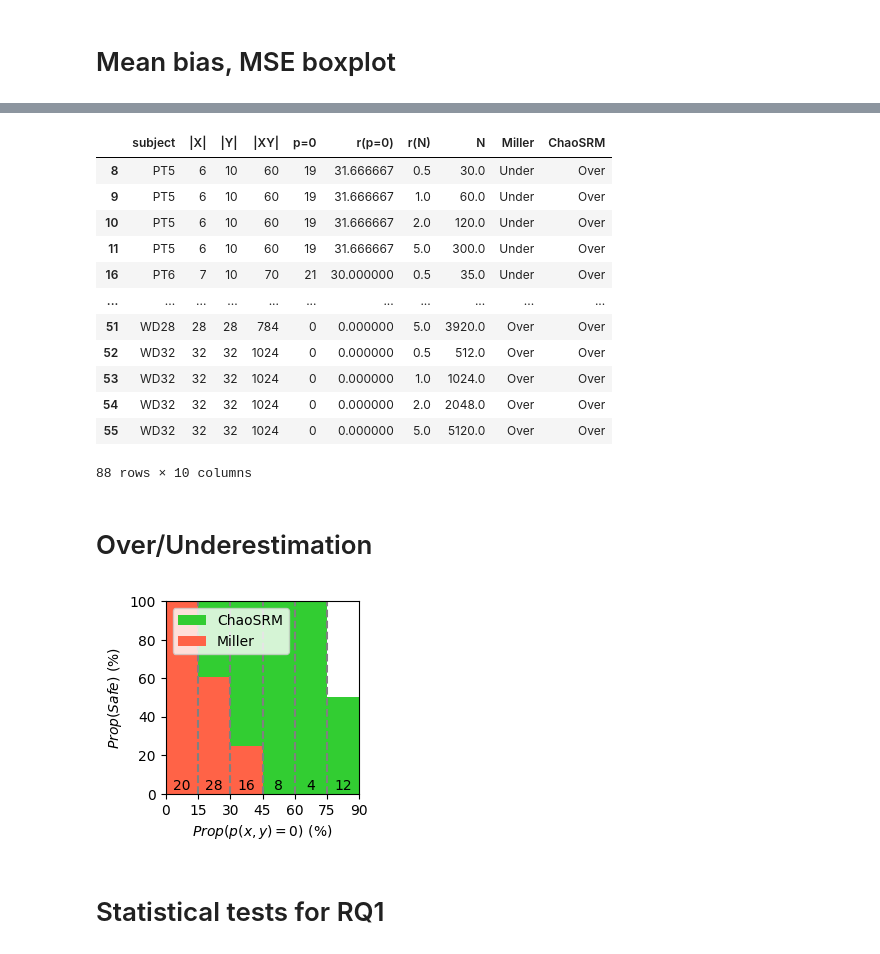
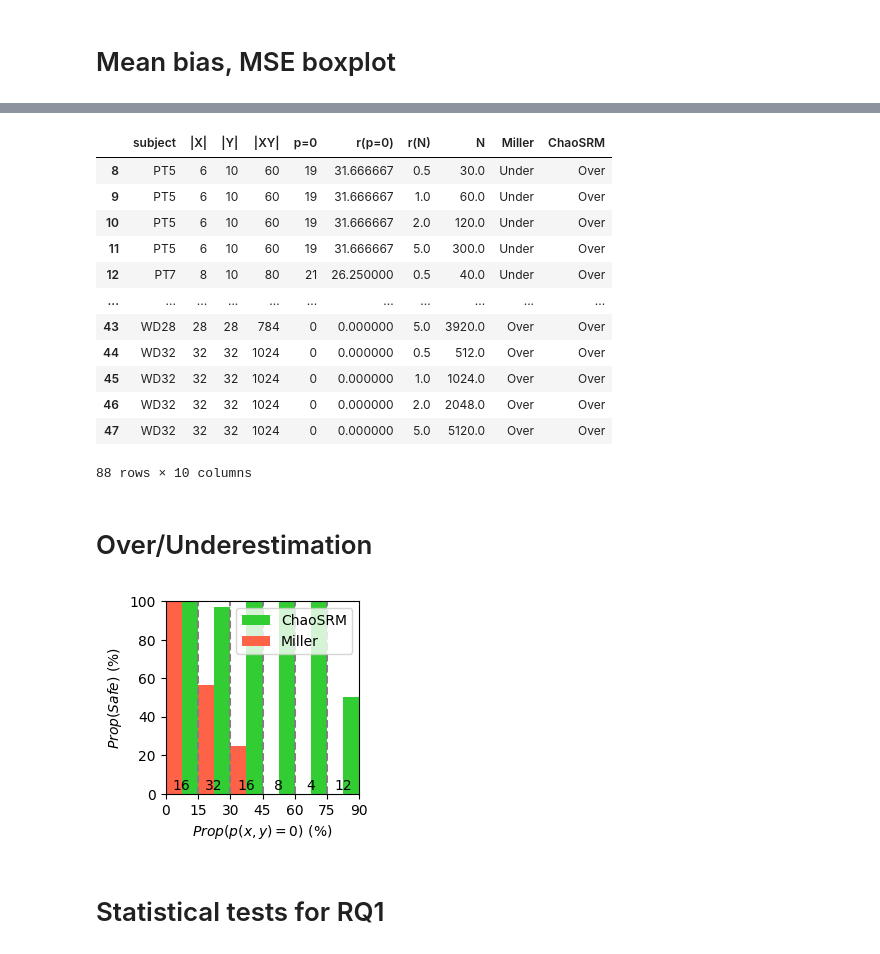
Before and after one commit to niMgnoeSeeL/ChaoMI, a Jupyter notebook: notebook/RQ1-RQ2(partial).ipynb, the cells around one changed output, grey strips where cells are left out. Drawn from its saved outputs; the diff is of its cells as text; code cells hidden in the pictures.

Commit message:
Update the result

```diff
--- a/notebook/RQ1-RQ2(partial).ipynb
+++ b/notebook/RQ1-RQ2(partial).ipynb
@@ -5,17 +5,18 @@ import pandas as pd
 import numpy as np
 import seaborn as sns
 import matplotlib.pyplot as plt
+from pprint import pprint
 import os
+
+os.chdir("../")
 
 output_domain_size_dict = {
     "smartgrid-1": (3, 12),
     "smartgrid-2": (9, 12),
     "prob-termination-5": (6, 10),
     "prob-termination-7": (8, 10),
-    "prob-termination-6": (7, 10),
     "prob-termination-9": (10, 10),
     "prob-termination-12": (13, 20),
-    "window-16": (16, 16),
     "smartgrid-3": (27, 12),
     "reservoir-6": (64, 8),
     "window-20": (20, 20),
@@ -30,16 +31,16 @@ output_domain_size_dict = {
     "random-walk-5": (500, 31),
     "random-walk-7": (500, 33),
     "reservoir-10": (1024, 32),
+    "reservoir-4": (16, 4),
+    "reservoir-12": (4096, 64),
 }
 subject_name_map = {
     "smartgrid-1": "SG1",
     "smartgrid-2": "SG2",
     "prob-termination-5": "PT5",
     "prob-termination-7": "PT7",
-    "prob-termination-6": "PT6",
     "prob-termination-9": "PT9",
     "prob-termination-12": "PT12",
-    "window-16": "WD16",
     "smartgrid-3": "SG3",
     "reservoir-6": "RV6",
     "window-20": "WD20",
@@ -54,11 +55,12 @@ subject_name_map = {
     "random-walk-5": "RW5",
     "random-walk-7": "RW7",
     "reservoir-10": "RV10",
+    "reservoir-4": "RV4",
+    "reservoir-12": "RV12",
 }
 
 subject_order = [
     "PT5",
-    "PT6",
     "PT7",
     "PT9",
     "PT12",
@@ -66,15 +68,16 @@ subject_order = [
     "RW5",
     "RW7",
     "RW14",
+    "RV4",
     "RV6",
     "RV8",
     "RV10",
+    "RV12",
     "SG1",
     "SG2",
     "SG3",
     "SG4",
     "SG5",
-    "WD16",
     "WD20",
     "WD24",
     "WD28",
@@ -112,11 +115,11 @@ method_rename = {
 df = pd.DataFrame(
     columns=["subject", "GT", "ratio", "method", "MI", "SE", "o.e."]
 )
-# best_method = []
+
 for subject in output_domain_size_dict.keys():
-    data_path = f"../result/esti-merged-{subject}-i-xy.csv"
+    data_path = f"result/esti-merged-{subject}-i-xy.csv"
     if os.path.exists(data_path) == False:
-        continue
+        print(f"WARN: {data_path} not found")
     data = pd.read_csv(data_path)
     GT = data["GT"].values[0]
     data = data.drop(columns=["GT"])
@@ -240,7 +230,8 @@ fig.savefig("../figures/rq1-result-mse.pdf", bbox_inches="tight")
 data = []
 
 for subject in output_domain_size_dict.keys():
-    s_xy_path = os.path.join("../data1M/", f"{subject}-s-xy.csv")
+    # print(f"subject: {subject}")
+    s_xy_path = os.path.join("data1M/", f"{subject}-s-xy.csv")
     s_xy = np.loadtxt(s_xy_path, delimiter=",", dtype=int)
     p_xy = s_xy / np.sum(s_xy)
     input_domain_size, output_domain_size = s_xy.shape
@@ -293,7 +284,6 @@ df2 = pd.DataFrame(
 
 subject_order = [
     "PT5",
-    "PT6",
     "PT7",
     "PT9",
     "PT12",
@@ -301,15 +291,16 @@ subject_order = [
     "RW5",
     "RW7",
     "RW14",
+    "RV4",
     "RV6",
     "RV8",
     "RV10",
+    "RV12",
     "SG1",
     "SG2",
     "SG3",
     "SG4",
     "SG5",
-    "WD16",
     "WD20",
     "WD24",
     "WD28",
@@ -324,13 +315,13 @@ df2
 | 9 | PT5 | 6 | 10 | 60 | 19 | 31.666667 | 1.0 | 60.0 | Under | Over |
 | 10 | PT5 | 6 | 10 | 60 | 19 | 31.666667 | 2.0 | 120.0 | Under | Over |
 | 11 | PT5 | 6 | 10 | 60 | 19 | 31.666667 | 5.0 | 300.0 | Under | Over |
-| 16 | PT6 | 7 | 10 | 70 | 21 | 30.000000 | 0.5 | 35.0 | Under | Over |
+| 12 | PT7 | 8 | 10 | 80 | 21 | 26.250000 | 0.5 | 40.0 | Under | Over |
 | ... | ... | ... | ... | ... | ... | ... | ... | ... | ... | ... |
-| 51 | WD28 | 28 | 28 | 784 | 0 | 0.000000 | 5.0 | 3920.0 | Over | Over |
-| 52 | WD32 | 32 | 32 | 1024 | 0 | 0.000000 | 0.5 | 512.0 | Over | Over |
-| 53 | WD32 | 32 | 32 | 1024 | 0 | 0.000000 | 1.0 | 1024.0 | Over | Over |
-| 54 | WD32 | 32 | 32 | 1024 | 0 | 0.000000 | 2.0 | 2048.0 | Over | Over |
-| 55 | WD32 | 32 | 32 | 1024 | 0 | 0.000000 | 5.0 | 5120.0 | Over | Over |
+| 43 | WD28 | 28 | 28 | 784 | 0 | 0.000000 | 5.0 | 3920.0 | Over | Over |
+| 44 | WD32 | 32 | 32 | 1024 | 0 | 0.000000 | 0.5 | 512.0 | Over | Over |
+| 45 | WD32 | 32 | 32 | 1024 | 0 | 0.000000 | 1.0 | 1024.0 | Over | Over |
+| 46 | WD32 | 32 | 32 | 1024 | 0 | 0.000000 | 2.0 | 2048.0 | Over | Over |
+| 47 | WD32 | 32 | 32 | 1024 | 0 | 0.000000 | 5.0 | 5120.0 | Over | Over |
 88 rows × 10 columns
 # %% [markdown]
 # Over/Underestimation
@@ -368,41 +359,43 @@ rp0_df = pd.DataFrame(rp0_data, columns=["min", "max", "Miller", "ChaoSRM"])
 rp0_df["mid"] = (rp0_df["min"] + rp0_df["max"]) / 2
 fig, ax = plt.subplots(figsize=(2.5, 2.5))
 plt.bar(
-    rp0_df["mid"].values,
+    [v + 3.75 for v in rp0_df["mid"].values],
     rp0_df["ChaoSRM"].values,
     color="limegreen",
     label="ChaoSRM",
-    width=15,
+    width=7.5,
 )
 plt.bar(
-    rp0_df["mid"].values,
+    [v - 3.75 for v in rp0_df["mid"].values],
     rp0_df["Miller"].values,
     color="tomato",
     label="Miller",
-    width=15,
+    width=7.5,
 )
 # legend
-ax.legend(loc="upper left", ncol=1, fontsize=10)
+ax.legend(loc="upper right", ncol=1, fontsize=10)
 # x ticks
 ax.set_xticks(bins)
 ax.set_ylim([0, 100])
 ax.set_xlim([min(rp0_df["min"].values), max(rp0_df["max"].values)])
 ax.set_xlabel(r"$Prop(p(x,y)=0)$ (%)")
 ax.set_ylabel(r"$Prop(Safe)$ (%)")
+# print num_config above the x axis
 for bin_idx in range(len(bins) - 1):
     ax.text(
         x=(bins[bin_idx] + bins[bin_idx + 1]) / 2,
         y=0.5,
         s=f"{num_configs[bin_idx]}",
         horizontalalignment="center",
         verticalalignment="bottom",
         fontsize=10,
     )
+# vertical dashed line for bins
 for bin_idx in range(len(bins) - 1):
     ax.axvline(x=bins[bin_idx], color="grey", linestyle="--")
-fig.savefig("../figures/oe-rp0.pdf", bbox_inches="tight")
+fig.savefig("figures/miller-oe-rp0.pdf", bbox_inches="tight")
 # %% [output]
-[figure, old version]
+[figure, new version]
 # %% [markdown]
 # Statistical tests for RQ1
 # %%
```
Also changed, not shown: parts of 7 cells of this notebook, 27 other files.
